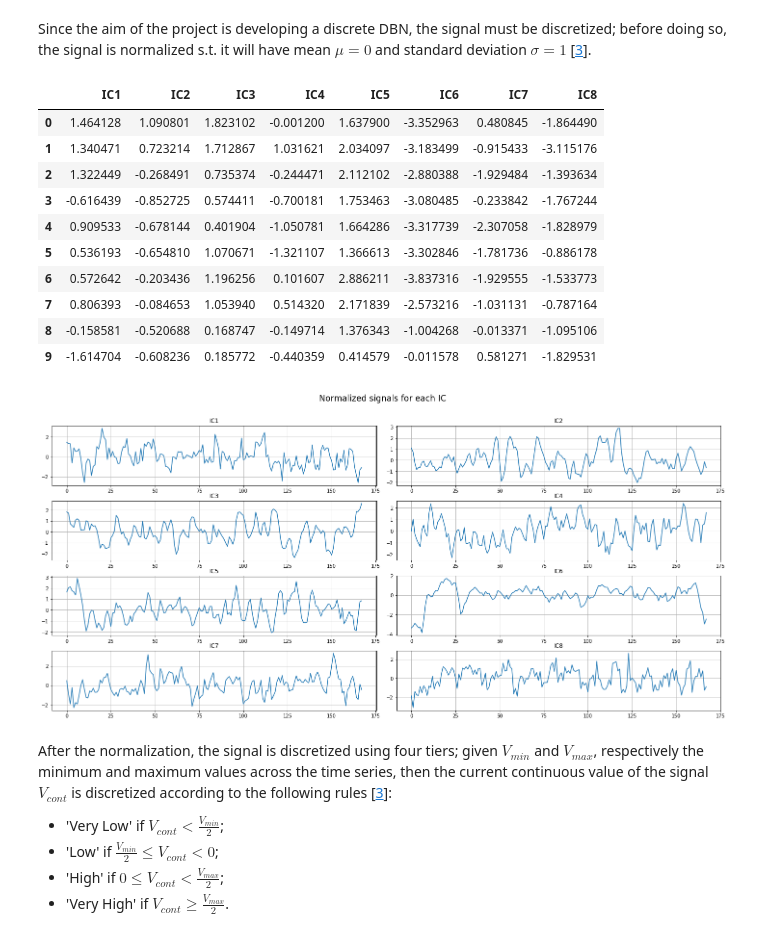
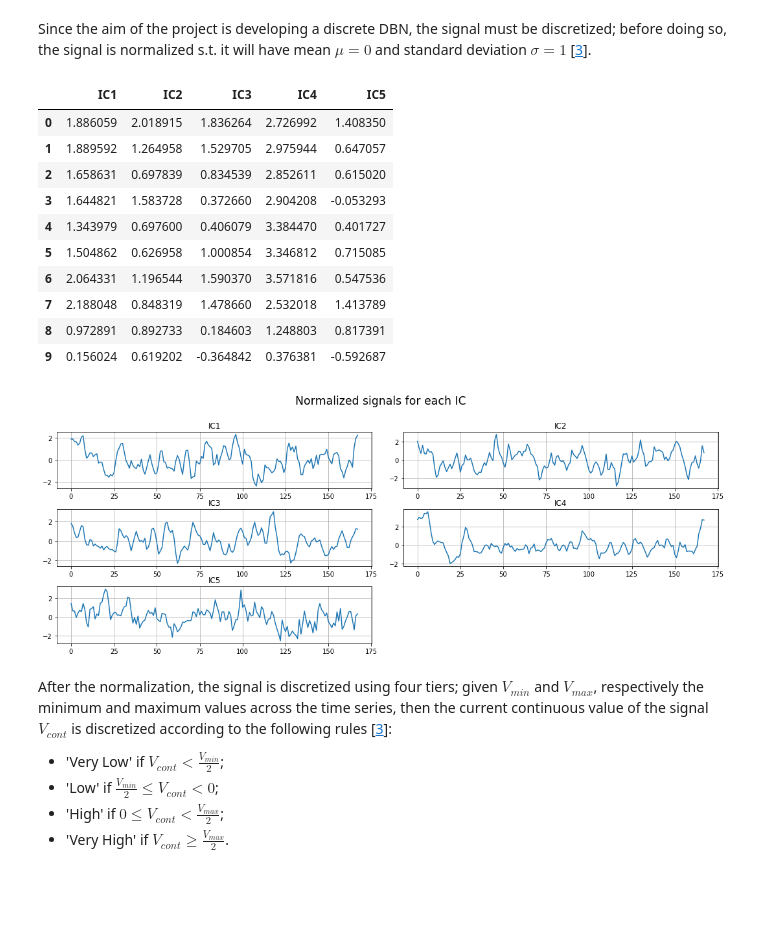
Before and after one commit to nihil21/neural-connectivity-bayesnet, a Jupyter notebook: src/neural-connectivity-bayesnet.ipynb, the cells around one changed output. Saved outputs shown, nothing was run; the diff lists cells and outputs as text; code cells hidden in the pictures; blank space fills up the shorter version.

```diff
--- a/src/neural-connectivity-bayesnet.ipynb
+++ b/src/neural-connectivity-bayesnet.ipynb
@@ -43,7 +43,7 @@ As previously mentioned, fMRI signal is the summation of the signals coming from
 from nilearn.decomposition import CanICA
 
 # Perform Independent Component Analysis (ICA)
-canica = CanICA(n_components=8,
+canica = CanICA(n_components=5,
                 mask_strategy='template',
                 verbose=1,
                 memory="nilearn_cache",
@@ -141,9 +138,10 @@ df.head(10)
 from matplotlib import pyplot as plt
 %matplotlib inline
 
-_, axes = plt.subplots(nrows=4, ncols=2, figsize=(20, 10))
+f, axes = plt.subplots(nrows=3, ncols=2, figsize=(15, 6))
 plt.suptitle('Signals for each IC', size='xx-large')
 plt.tight_layout(rect=[0, 0.03, 1, 0.95])
+f.delaxes(axes[2, 1])
 
 for i, col in enumerate(df):
     id1 = i // 2
@@ -159,28 +157,29 @@ df = (df - df.mean()) / df.std()
 
 df.head(10)
 # %% [output]
-|  | IC1 | IC2 | IC3 | IC4 | IC5 | IC6 | IC7 | IC8 |
-| 0 | 1.464128 | 1.090801 | 1.823102 | -0.001200 | 1.637900 | -3.352963 | 0.480845 | -1.864490 |
-| 1 | 1.340471 | 0.723214 | 1.712867 | 1.031621 | 2.034097 | -3.183499 | -0.915433 | -3.115176 |
-| 2 | 1.322449 | -0.268491 | 0.735374 | -0.244471 | 2.112102 | -2.880388 | -1.929484 | -1.393634 |
-| 3 | -0.616439 | -0.852725 | 0.574411 | -0.700181 | 1.753463 | -3.080485 | -0.233842 | -1.767244 |
-| 4 | 0.909533 | -0.678144 | 0.401904 | -1.050781 | 1.664286 | -3.317739 | -2.307058 | -1.828979 |
-| 5 | 0.536193 | -0.654810 | 1.070671 | -1.321107 | 1.366613 | -3.302846 | -1.781736 | -0.886178 |
-| 6 | 0.572642 | -0.203436 | 1.196256 | 0.101607 | 2.886211 | -3.837316 | -1.929555 | -1.533773 |
-| 7 | 0.806393 | -0.084653 | 1.053940 | 0.514320 | 2.171839 | -2.573216 | -1.031131 | -0.787164 |
-| 8 | -0.158581 | -0.520688 | 0.168747 | -0.149714 | 1.376343 | -1.004268 | -0.013371 | -1.095106 |
-| 9 | -1.614704 | -0.608236 | 0.185772 | -0.440359 | 0.414579 | -0.011578 | 0.581271 | -1.829531 |
+|  | IC1 | IC2 | IC3 | IC4 | IC5 |
+| 0 | 1.886059 | 2.018915 | 1.836264 | 2.726992 | 1.408350 |
+| 1 | 1.889592 | 1.264958 | 1.529705 | 2.975944 | 0.647057 |
+| 2 | 1.658631 | 0.697839 | 0.834539 | 2.852611 | 0.615020 |
+| 3 | 1.644821 | 1.583728 | 0.372660 | 2.904208 | -0.053293 |
+| 4 | 1.343979 | 0.697600 | 0.406079 | 3.384470 | 0.401727 |
+| 5 | 1.504862 | 0.626958 | 1.000854 | 3.346812 | 0.715085 |
+| 6 | 2.064331 | 1.196544 | 1.590370 | 3.571816 | 0.547536 |
+| 7 | 2.188048 | 0.848319 | 1.478660 | 2.532018 | 1.413789 |
+| 8 | 0.972891 | 0.892733 | 0.184603 | 1.248803 | 0.817391 |
+| 9 | 0.156024 | 0.619202 | -0.364842 | 0.376381 | -0.592687 |
 # %%
-_, axes = plt.subplots(nrows=4, ncols=2, figsize=(20, 10))
+f, axes = plt.subplots(nrows=3, ncols=2, figsize=(15, 6))
 plt.suptitle('Normalized signals for each IC', size='xx-large')
 plt.tight_layout(rect=[0, 0.03, 1, 0.95])
+f.delaxes(axes[2, 1])
 
 for i, col in enumerate(df):
     id1 = i // 2
     id2 = i % 2
     df[col].plot(ax=axes[id1, id2], grid=True, title=col)
 # %% [output]
-[figure, old version]
+[figure, new version]
 # %% [markdown]
 After the normalization, the signal is discretized using four tiers; given $V_{min}$ and $V_{max}$, respectively the minimum and maximum values across the time series, then the current continuous value of the signal $V_{cont}$ is discretized according to the following rules [[3](#third)]:
 - 'Very Low' if $V_{cont} \lt \frac{V_{min}}{2}$;
```
Also changed, not shown: parts of 33 cells of this notebook, 2 other files.
